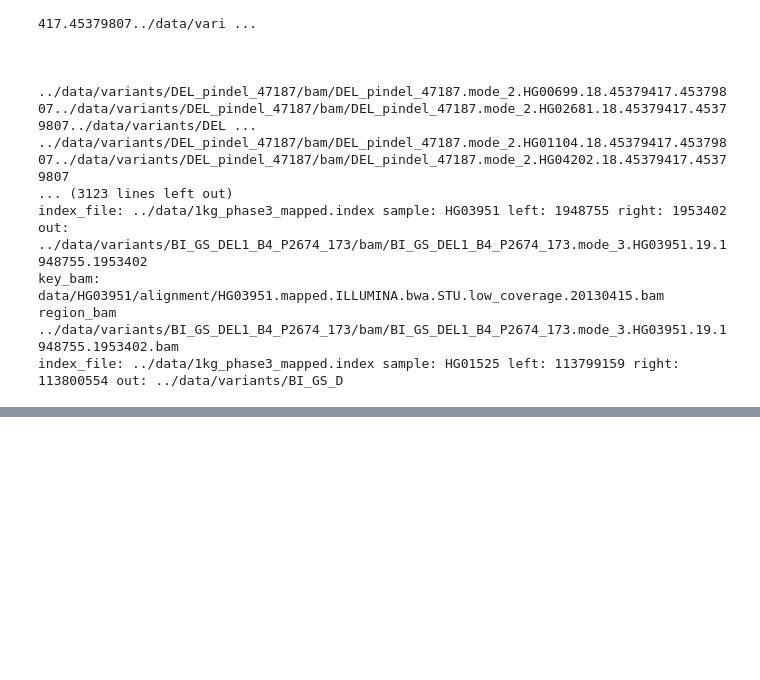
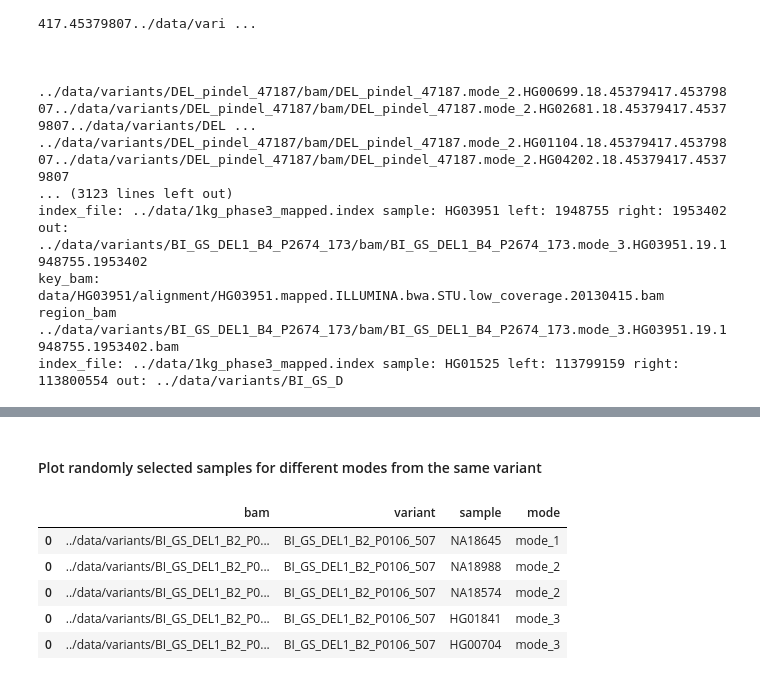
Before and after one commit to jakekrol/sv-gmm, a Jupyter notebook: python/samplot.ipynb, the cells around one changed output, grey strips where cells are left out. Cells and saved outputs as stored; diff of their text form; code cells hidden in the pictures; blank space fills up the shorter version.

```diff
--- a/python/samplot.ipynb
+++ b/python/samplot.ipynb
@@ -386,0 +499,16 @@ padding=500
+# %% [markdown]
+#### Plot randomly selected samples for different modes from the same variant
+# %%
+pngs = pd.DataFrame(df_samplot.bam.apply(lambda x: x.replace('.bam','.png')))
+pngs['variant'] = pngs['bam'].apply(lambda x: os.path.basename(x).split('.')[0])
+pngs['sample'] = pngs['bam'].apply(lambda x: os.path.basename(x).split('.')[2])
+pngs['mode'] = pngs['bam'].apply(lambda x: os.path.basename(x).split('.')[1])
+pngs.sort_values(['variant', 'mode'], inplace=True)
+pngs.head()
+# %% [output]
+|  | bam | variant | sample | mode |
+| 0 | ../data/variants/BI_GS_DEL1_B2_P0... | BI_GS_DEL1_B2_P0106_507 | NA18645 | mode_1 |
+| 0 | ../data/variants/BI_GS_DEL1_B2_P0... | BI_GS_DEL1_B2_P0106_507 | NA18988 | mode_2 |
+| 0 | ../data/variants/BI_GS_DEL1_B2_P0... | BI_GS_DEL1_B2_P0106_507 | NA18574 | mode_2 |
+| 0 | ../data/variants/BI_GS_DEL1_B2_P0... | BI_GS_DEL1_B2_P0106_507 | HG01841 | mode_3 |
+| 0 | ../data/variants/BI_GS_DEL1_B2_P0... | BI_GS_DEL1_B2_P0106_507 | HG00704 | mode_3 |
```
Also changed, not shown: parts of 32 cells of this notebook.
